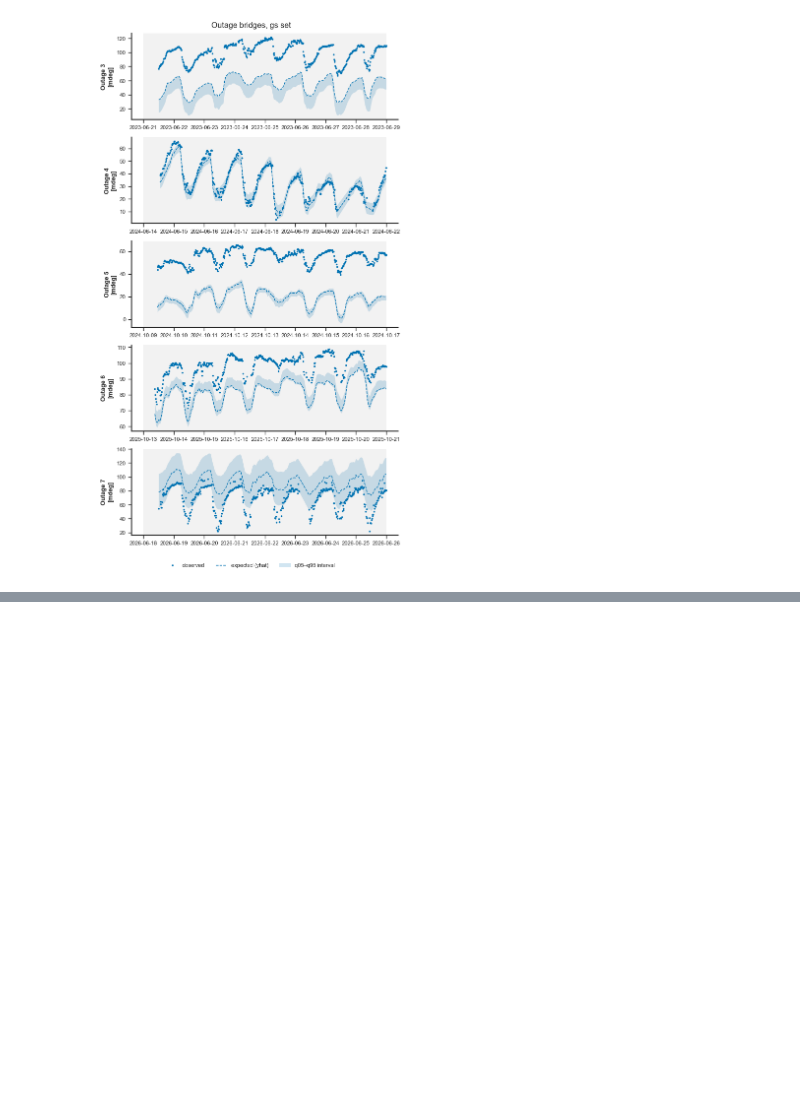
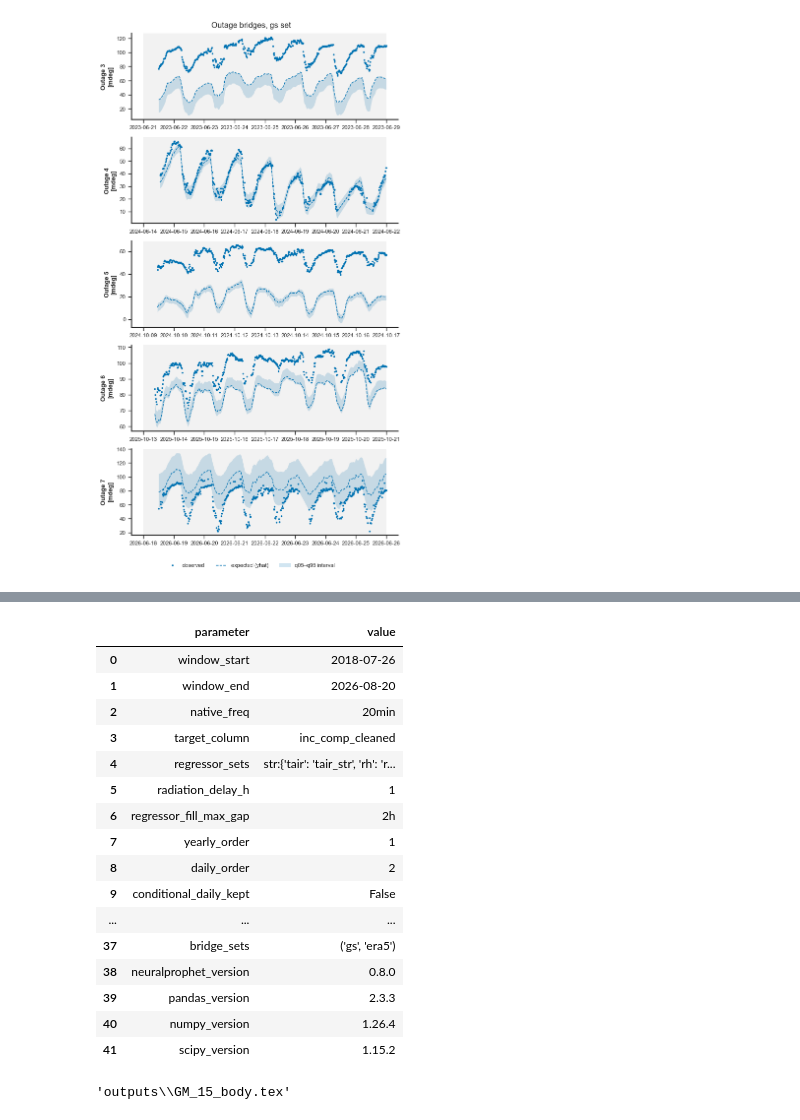
Before and after one commit to eugeniomoreira-iaud/neuralprophet-shm, a Jupyter notebook: studies/05_greybox_monitoring/greybox_monitoring_study.ipynb, the cells around one changed output, grey strips where cells are left out. Cells and saved outputs as stored; diff of their text form; code cells hidden in the pictures; blank space fills up the shorter version.

```diff
--- a/studies/05_greybox_monitoring/greybox_monitoring_study.ipynb
+++ b/studies/05_greybox_monitoring/greybox_monitoring_study.ipynb
@@ -2176,0 +2186,50 @@ figures.plot_outage_bridge(bridge_paths[0], bridge_rows[0],
+# %%
+parameters = {
+    'window_start': WINDOW_START, 'window_end': str(frame.index.max().date()),
+    'native_freq': NATIVE_FREQ, 'target_column': TARGET_COLUMN,
+    'regressor_sets': ';'.join(f"{k}:{v}" for k, v in REGRESSOR_SETS.items()),
+    'radiation_delay_h': RADIATION_DELAY_H,
+    'regressor_fill_max_gap': REGRESSOR_FILL_MAX_GAP,
+    'yearly_order': YEARLY_ORDER, 'daily_order': DAILY_ORDER,
+    'conditional_daily_kept': keep_conditional, 'weight_curve': str(WEIGHT_CURVE),
+    'n_changepoints': N_CHANGEPOINTS, 'changepoints_range': CHANGEPOINTS_RANGE,
+    'trend_reg': TREND_REG, 'epochs': EPOCHS, 'learning_rate': LEARNING_RATE,
+    'seed': SEED, 'min_train': MIN_TRAIN, 'refit_every': REFIT_EVERY,
+    'train_window': TRAIN_WINDOW, 'conformal_alpha': CONFORMAL_ALPHA,
+    'conformal_method': CONFORMAL_METHOD,
+    'conformal_calibration_window': CONFORMAL_CALIBRATION_WINDOW,
+    'cv_folds': CV_FOLDS, 'lagged_n_lags': LAGGED_N_LAGS, 'lagged_reg': LAGGED_REG,
+    'reference_window': f'{REFERENCE_START} to {REFERENCE_END}',
+    'monitored_start': MONITORED_START, 'phi': round(phi, 5),
+    'budgets_days': f'{BUDGET_FAST_DAYS}/{BUDGET_DAILY_DAYS}/{BUDGET_SLOW_DAYS}',
+    'limits_L': ';'.join(f"{k}:{v['L']}" for k, v in tuned.items()),
+    'n_jobs': N_JOBS, 'attribution_window': ATTRIBUTION_WINDOW,
+    'attribution_threshold': ATTRIBUTION_THRESHOLD,
+    'detect_drift_horizons': DETECT_DRIFT_HORIZONS,
+    'outage_settle_days': OUTAGE_SETTLE_DAYS, 'outage_window_days': OUTAGE_WINDOW_DAYS,
+    'bridge_sets': BRIDGE_SETS,
+}
+metadata = tables.run_metadata(parameters)
+display(metadata)
+metadata.to_csv(OUTPUT_DIR / 'GM_15_run_metadata.csv', index=False)
+tables.write_table(metadata, str(OUTPUT_DIR / 'GM_15_body.tex'),
+                   [('parameter', tables.texttt), ('value', tables.texttt)])
+# %% [output]
+|  | parameter | value |
+| 0 | window_start | 2018-07-26 |
+| 1 | window_end | 2026-08-20 |
+| 2 | native_freq | 20min |
+| 3 | target_column | inc_comp_cleaned |
+| 4 | regressor_sets | str:{'tair': 'tair_str', 'rh': 'r... |
+| 5 | radiation_delay_h | 1 |
+| 6 | regressor_fill_max_gap | 2h |
+| 7 | yearly_order | 1 |
+| 8 | daily_order | 2 |
+| 9 | conditional_daily_kept | False |
+| ... | ... | ... |
+| 37 | bridge_sets | ('gs', 'era5') |
+| 38 | neuralprophet_version | 0.8.0 |
+| 39 | pandas_version | 2.3.3 |
+| 40 | numpy_version | 1.26.4 |
+| 41 | scipy_version | 1.15.2 |
+'outputs\\GM_15_body.tex'
```
Also changed, not shown: parts of 1 cell of this notebook, 1 other file.
